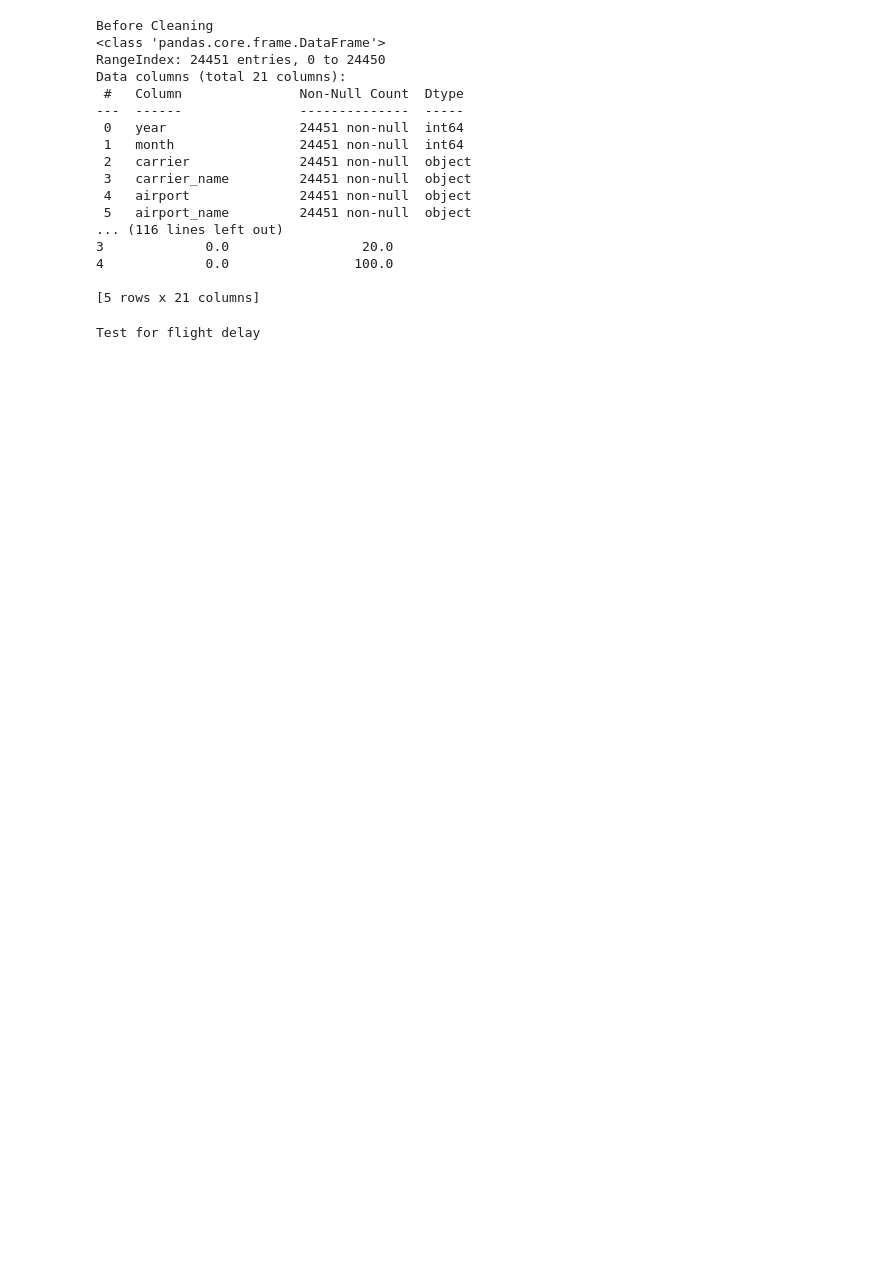
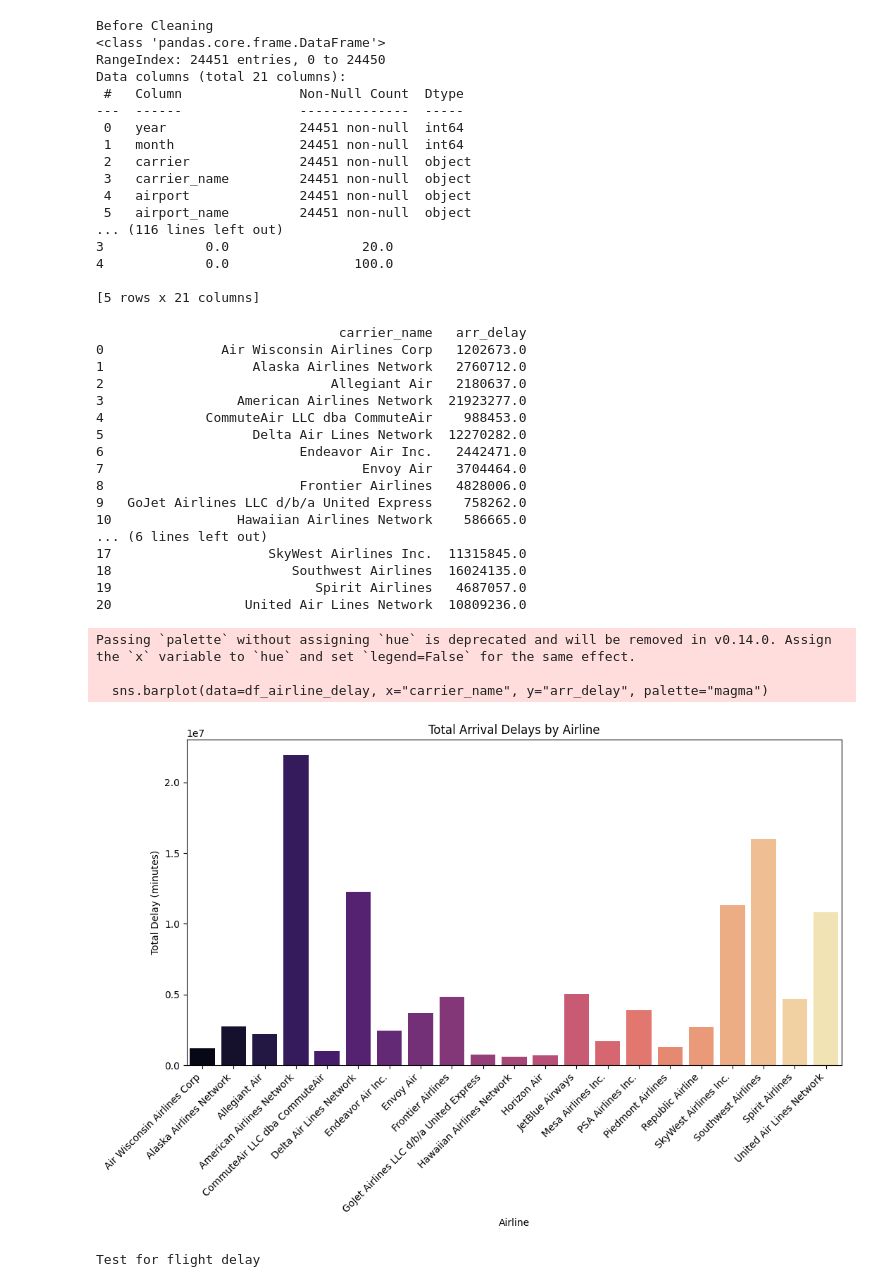
Before and after one commit to juebenjamin/flight-delay-analysis, a Jupyter notebook: notebooks/flight_delays.ipynb, the cells around one changed output. Saved outputs shown, nothing was run; the diff lists cells and outputs as text; code cells hidden in the pictures; blank space fills up the shorter version.

Commit message:
added 1 visualization

```diff
--- a/notebooks/flight_delays.ipynb
+++ b/notebooks/flight_delays.ipynb
@@ -27,6 +27,42 @@ Data columns (total 21 columns):
 4             0.0                100.0
 
 [5 rows x 21 columns]
+# %%
+import pandas as pd
+import matplotlib.pyplot as plt
+import seaborn as sns
+df = pd.read_csv("/Users/sai/flight-delay-analysis/data/Airline_Delay_Cause.csv")
+df_airline_delay = df.groupby("carrier_name")["arr_delay"].sum().reset_index()
+print(df_airline_delay)
+plt.figure(figsize=(12, 6))
+sns.barplot(data=df_airline_delay, x="carrier_name", y="arr_delay", palette="magma")
+plt.xticks(rotation=45, ha="right")
+plt.title("Total Arrival Delays by Airline")
+plt.xlabel("Airline")
+plt.ylabel("Total Delay (minutes)")
+plt.show()
+# %% [output]
+                               carrier_name   arr_delay
+0               Air Wisconsin Airlines Corp   1202673.0
+1                   Alaska Airlines Network   2760712.0
+2                             Allegiant Air   2180637.0
+3                 American Airlines Network  21923277.0
+4             CommuteAir LLC dba CommuteAir    988453.0
+5                   Delta Air Lines Network  12270282.0
+6                         Endeavor Air Inc.   2442471.0
+7                                 Envoy Air   3704464.0
+8                         Frontier Airlines   4828006.0
+9   GoJet Airlines LLC d/b/a United Express    758262.0
+10                Hawaiian Airlines Network    586665.0
+... (6 lines left out)
+17                    SkyWest Airlines Inc.  11315845.0
+18                       Southwest Airlines  16024135.0
+19                          Spirit Airlines   4687057.0
+20                 United Air Lines Network  10809236.0
+Passing `palette` without assigning `hue` is deprecated and will be removed in v0.14.0. Assign the `x` variable to `hue` and set `legend=False` for the same effect.
+
+  sns.barplot(data=df_airline_delay, x="carrier_name", y="arr_delay", palette="magma")
+[figure, added]
 # %%
 print("Test for flight delay")
 # %% [output]
```
